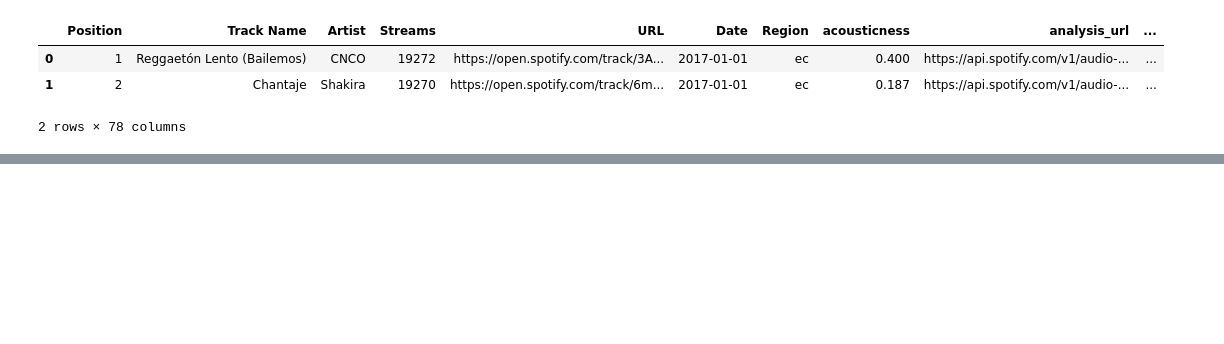
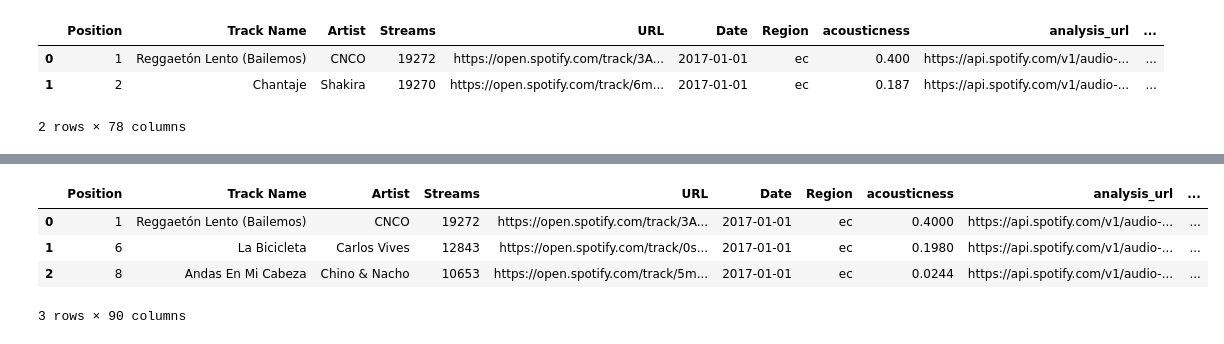
Before and after one commit to liams32/Spotify_Analysis, a Jupyter notebook: all_code/curr_code/combine_all_timbres.ipynb, the cells around one changed output, grey strips where cells are left out. Saved outputs shown, nothing was run; the diff lists cells and outputs as text; code cells hidden in the pictures; blank space fills up the shorter version.

```diff
--- a/all_code/curr_code/combine_all_timbres.ipynb
+++ b/all_code/curr_code/combine_all_timbres.ipynb
@@ -108,0 +159,15 @@ Name: timbre_all_1, dtype: object
+# %%
+removed_copy['timbre_all_1'] = ""
+removed_copy['timbre_all_2'] = ""
+removed_copy['timbre_all_3'] = ""
+removed_copy['timbre_all_4'] = ""
+removed_copy['timbre_all_5'] = ""
+removed_copy['timbre_all_6'] = ""
+removed_copy['timbre_all_7'] = ""
+removed_copy['timbre_all_8'] = ""
+removed_copy['timbre_all_9'] = ""
+removed_copy['timbre_all_10'] = ""
+removed_copy['timbre_all_11'] = ""
+removed_copy['timbre_all_12'] = ""
+
+print(removed_copy.shape)
@@ -108,0 +204,9 @@ Name: timbre_all_1, dtype: object
+# %%
+removed_copy.index = pd.RangeIndex(len(removed_copy.index))
+removed_copy.head(3)
+# %% [output]
+|  | Position | Track Name | Artist | Streams | URL | Date | Region | acousticness | analysis_url | ... |
+| 0 | 1 | Reggaetón Lento (Bailemos) | CNCO | 19272 | https://open.spotify.com/track/3A... | 2017-01-01 | ec | 0.4000 | https://api.spotify.com/v1/audio-... | ... |
+| 1 | 6 | La Bicicleta | Carlos Vives | 12843 | https://open.spotify.com/track/0s... | 2017-01-01 | ec | 0.1980 | https://api.spotify.com/v1/audio-... | ... |
+| 2 | 8 | Andas En Mi Cabeza | Chino & Nacho | 10653 | https://open.spotify.com/track/5m... | 2017-01-01 | ec | 0.0244 | https://api.spotify.com/v1/audio-... | ... |
+3 rows × 90 columns
```
Also changed, not shown: parts of 24 cells of this notebook.
